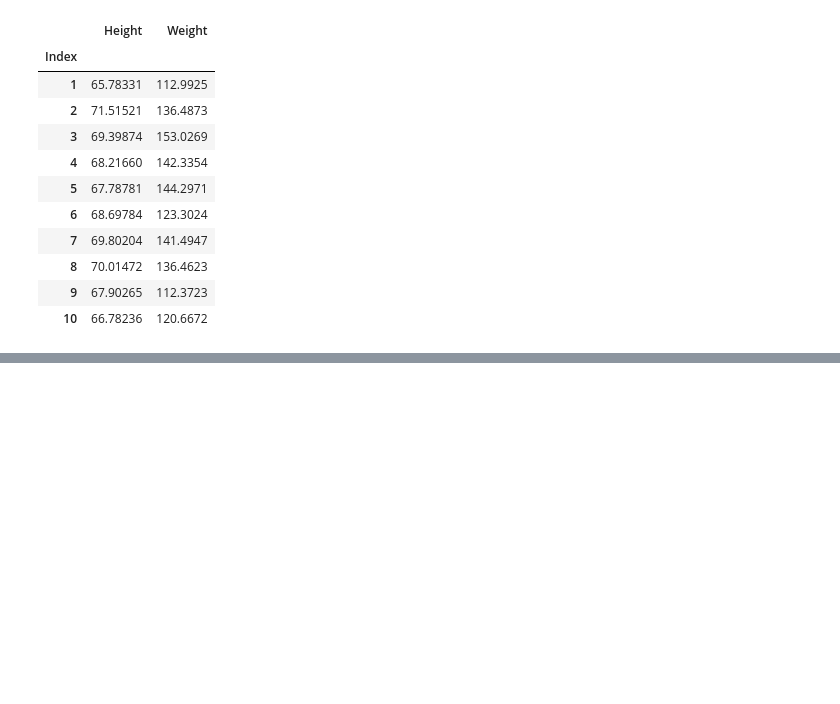
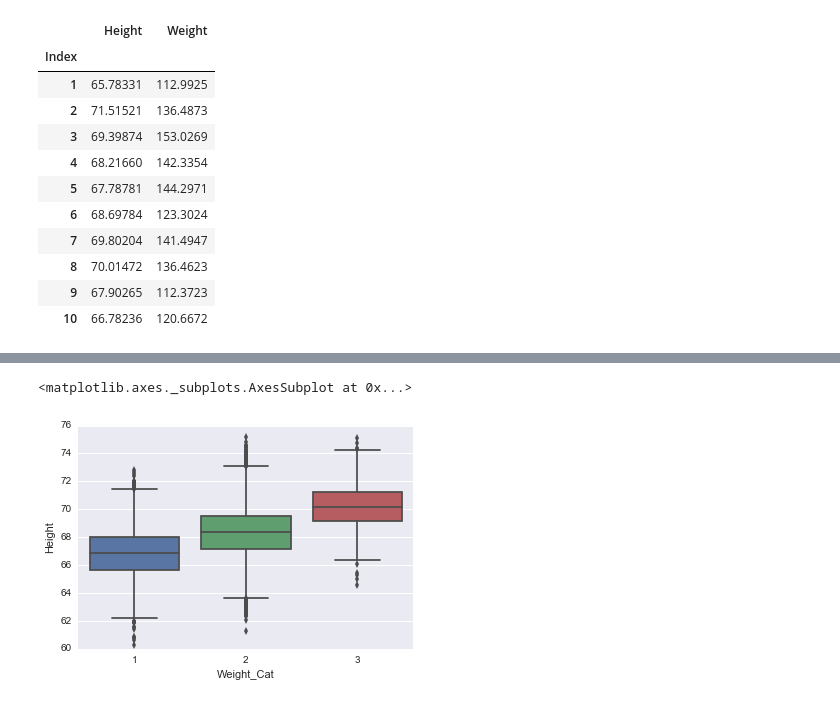
Before and after one commit to pro1710/data_science, a Jupyter notebook: linear_regression/weights_heights.ipynb, the cells around one changed output, grey strips where cells are left out. Cells and saved outputs as stored; diff of their text form; code cells hidden in the pictures; blank space fills up the shorter version.

```diff
--- a/linear_regression/weights_heights.ipynb
+++ b/linear_regression/weights_heights.ipynb
@@ -46,0 +56,5 @@ pd.
+# %%
+sns.boxplot(data.Weight_Cat, data.Height)
+# %% [output]
+<matplotlib.axes._subplots.AxesSubplot at 0x...>
+[figure, added]
```
Also changed, not shown: parts of 13 cells of this notebook.
